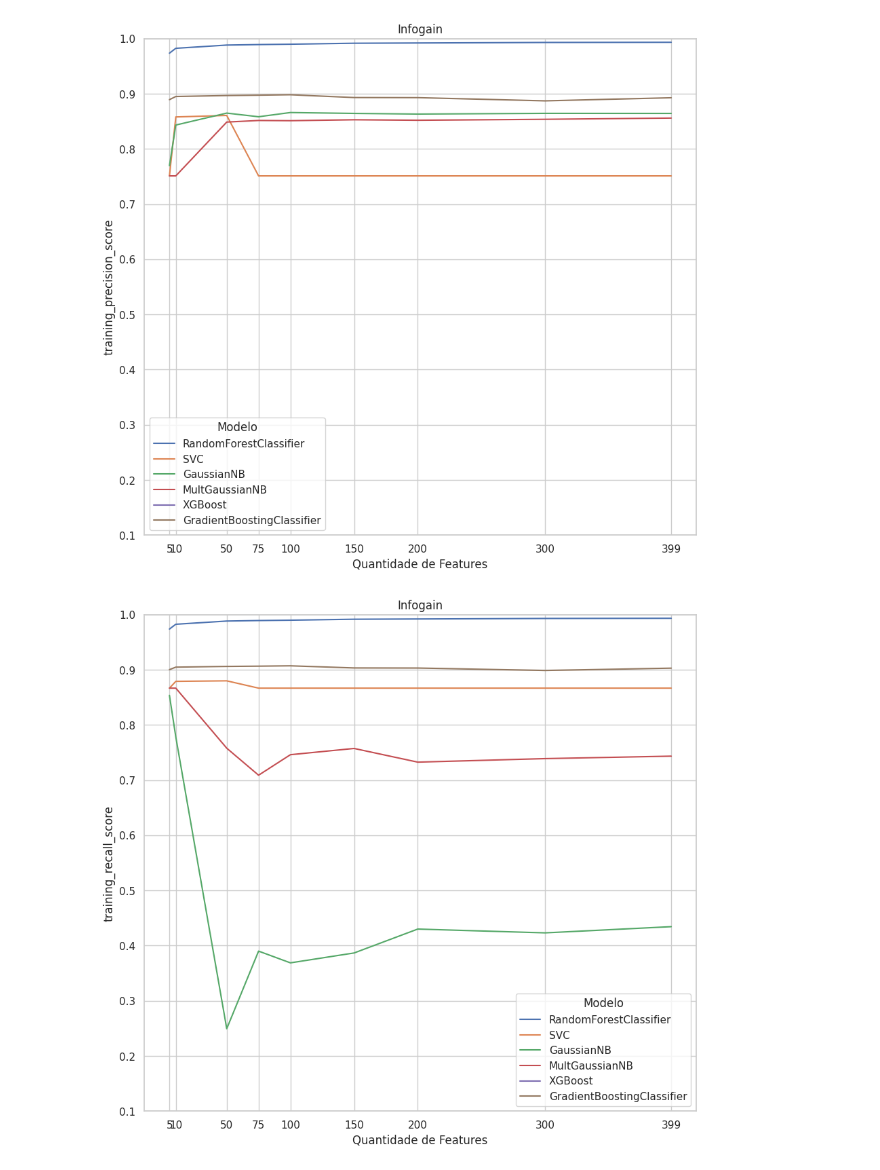
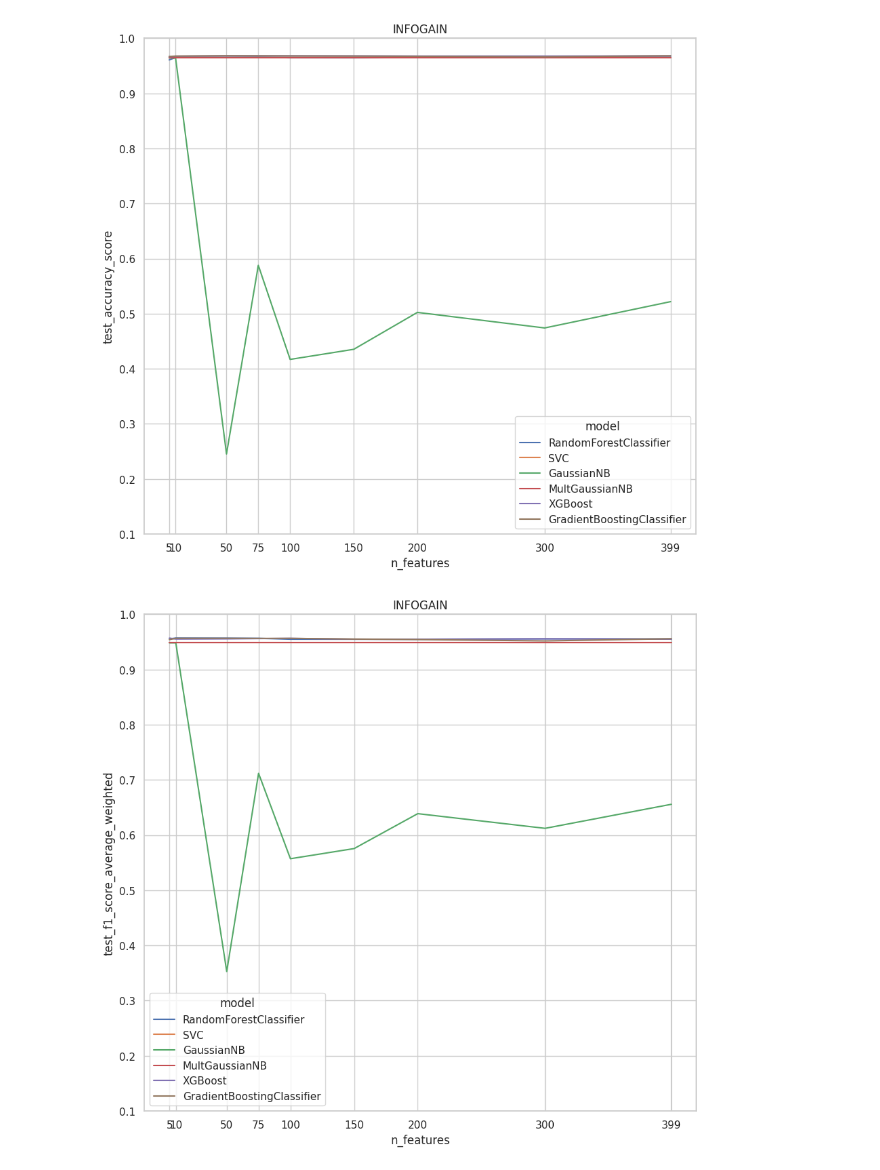
Before and after one commit to fsluizvictor/tcc_experiments_az_ml, a Jupyter notebook: src/notebooks/results/plot_experiments.ipynb, the cells around one changed output. Saved outputs shown, nothing was run; the diff lists cells and outputs as text; code cells hidden in the pictures.

Commit message:
feat : add plots

```diff
--- a/src/notebooks/results/plot_experiments.ipynb
+++ b/src/notebooks/results/plot_experiments.ipynb
@@ -28,28 +44,29 @@ df.sort_values(by='test_accuracy_score', ascending=False)
 # %%
 from mpl_toolkits.axes_grid1.inset_locator import inset_axes, mark_inset
 
-def plot_metrics_selector_by_models(metric: str, df: pd.DataFrame):
+def plot_metrics_selector_by_models(metric: str, selector: str, df: pd.DataFrame):
     sns.set_theme(style="whitegrid")
     f, ax = plt.subplots(figsize=(10.5,9.5))
 
     ax = sns.lineplot(
-            data=df[df['Seletor']=='INFOGAIN'],
-            x='Quantidade de Features',
+            data=df[df['selector']==selector],
+            x='n_features',
             y=metric,
-            hue='Modelo',
+            hue='model',
         )
 
     ax.set(
-        title='Infogain',
+        title=selector,
         ylim=(0.1, 1.0),
         ylabel=metric,
-        xlabel='Quantidade de Features')
+        xlabel='n_features')
 
     ax.set_xticks([5, 10, 50, 75, 100, 150, 200, 300, 399])
 # %%
-metrics = ['training_accuracy_score', 'training_f1_score', 'training_precision_score', 'training_recall_score', 'test_accuracy_score', 'test_f1_score_average_weighted', 'test_precision_score_average_weighted', 'test_recall_score_average_weighted']
+selectors = ['GINI', 'INFOGAIN', 'PEARSON', 'SPEARMAN']
+metrics = ['test_accuracy_score', 'test_f1_score_average_weighted']
 
-
-for metric in metrics:
-    plot_metrics_selector_by_models(metric=metric, df=df)
+for selector in selectors:
+    for metric in metrics:
+        plot_metrics_selector_by_models(metric=metric, selector=selector, df=df)
 # %% [output]
@@ -58,2 +75,2 @@ for metric in metrics:
-[figure, old version]
+[figure, new version]
-[figure, old version]
+[figure, new version]
```
Also changed, not shown: parts of 4 cells of this notebook, 1 other file.
